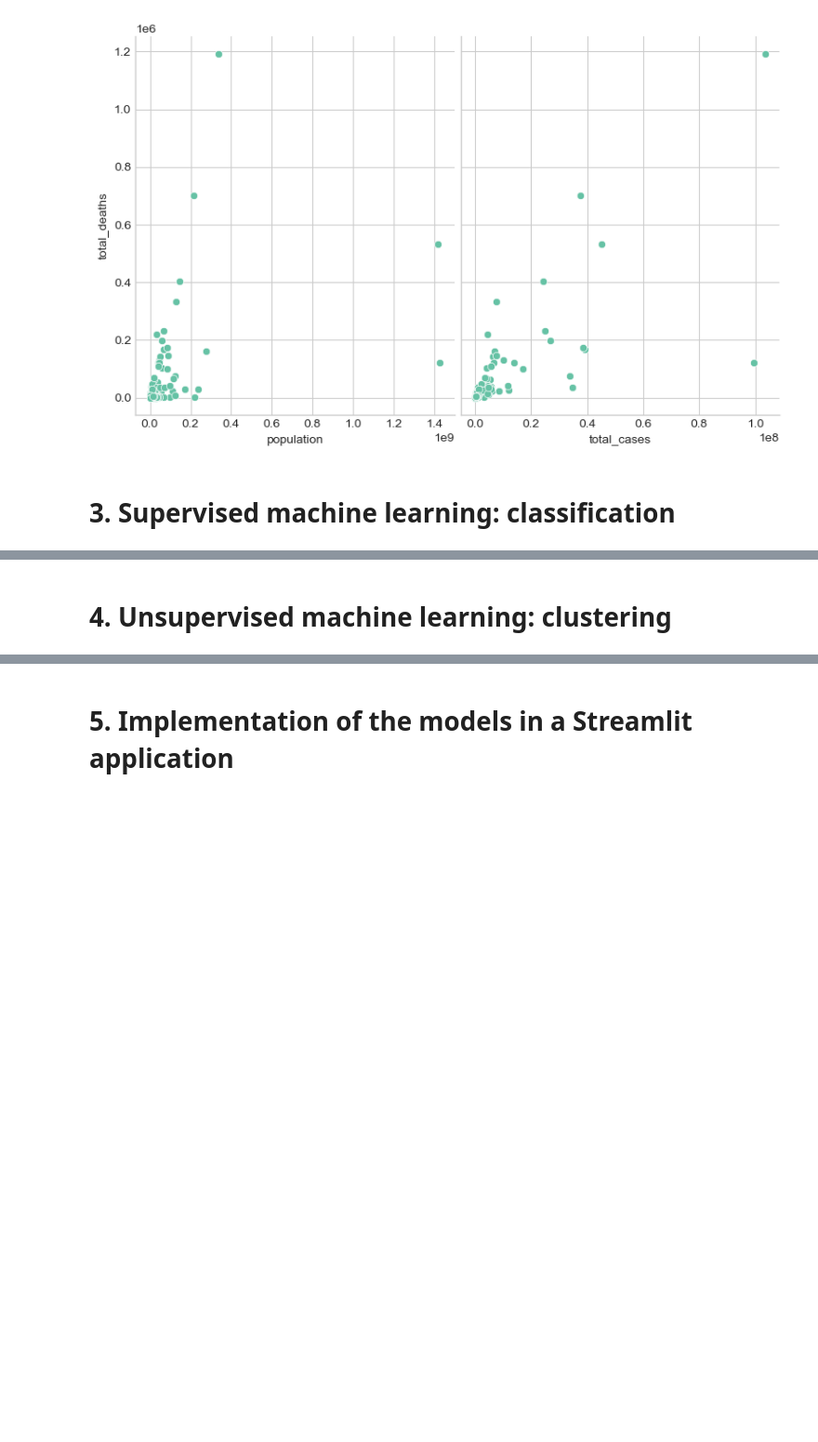
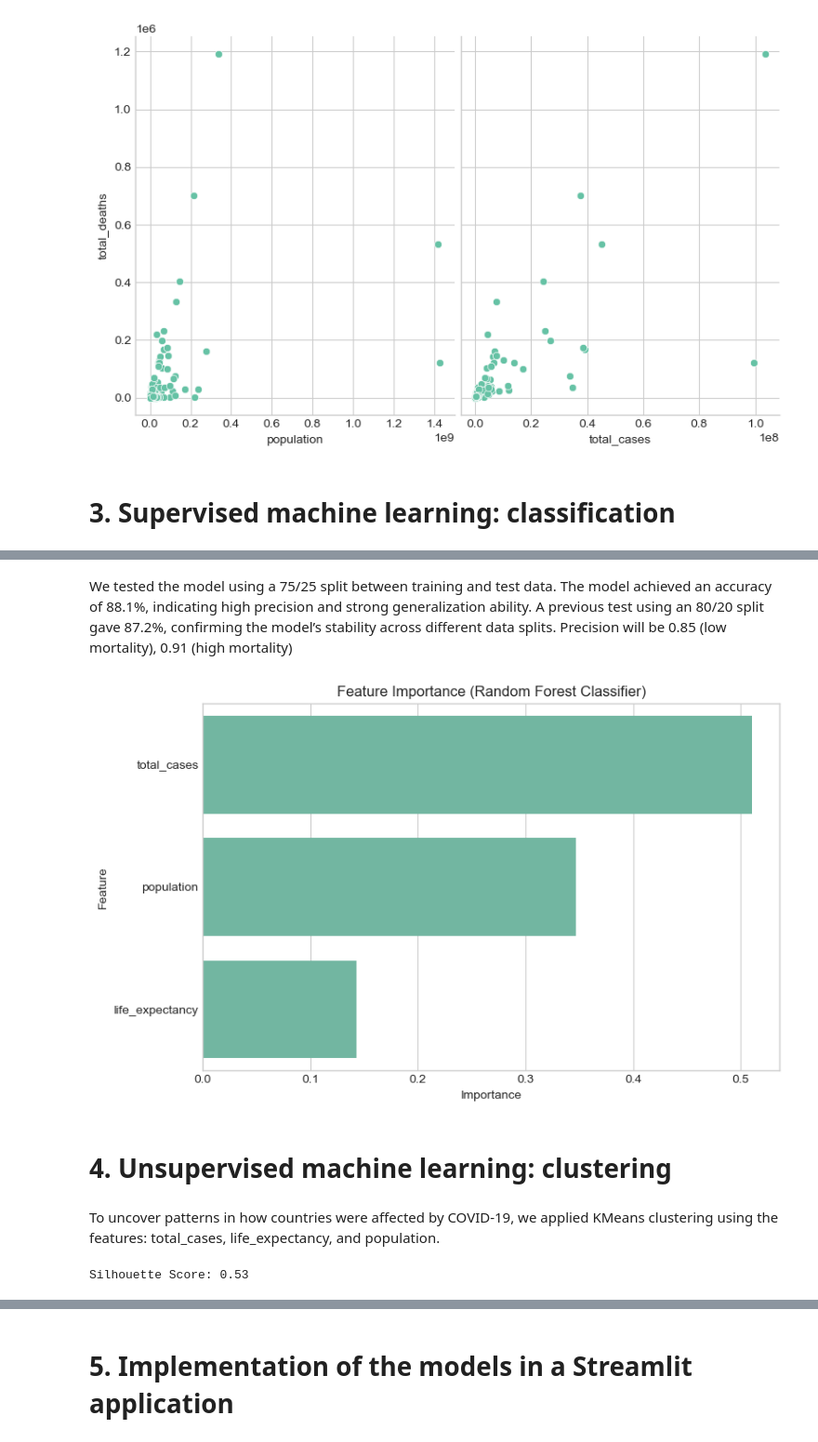
Before and after one commit to Juvenaawh/BI-Group7, a Jupyter notebook: MP3/Covid-MP3.ipynb, the cells around one changed output, grey strips where cells are left out. Shown at 93% size. Cells and saved outputs as stored; diff of their text form; code cells hidden in the pictures; blank space fills up the shorter version.

```diff
--- a/MP3/Covid-MP3.ipynb
+++ b/MP3/Covid-MP3.ipynb
@@ -818,0 +829,18 @@ sns.pairplot(df_covid_cleaned, x_vars=['population', 'total_cases',], y_vars='to
+# %%
+# Lav binær target baseret på median
+median_deaths = df_covid_cleaned['total_deaths'].median()
+df_covid_cleaned['high_mortality'] = df_covid_cleaned['total_deaths'] > median_deaths
+# %%
+# Udvælg input features og target
+features = ['total_cases', 'life_expectancy', 'population']
+target = 'high_mortality'
+
+X = df_covid_cleaned[features]
+y = df_covid_cleaned[target]
+
+# Split i træning og test
+X_train, X_test, y_train, y_test = train_test_split(X, y, test_size=0.25, random_state=42)
+# %%
+model = RandomForestClassifier(random_state=42)
+model.fit(X_train, y_train)
+y_pred = model.predict(X_test)
@@ -819,2 +863,22 @@ sns.pairplot(df_covid_cleaned, x_vars=['population', 'total_cases',], y_vars='to
+# %% [markdown]
+We tested the model using a 75/25 split between training and test data. The model achieved an accuracy of 88.1%, indicating high precision and strong generalization ability. A previous test using an 80/20 split gave 87.2%, confirming the model’s stability across different data splits. Precision will be 0.85 (low mortality), 0.91 (high mortality)
+# %%
+# Hent og sorter feature importance
+importances = model.feature_importances_
+features_df = pd.DataFrame({
+    'Feature': features,
+    'Importance': importances
+}).sort_values(by='Importance', ascending=False)
+
+plt.figure(figsize=(8, 5))
+sns.barplot(data=features_df, x='Importance', y='Feature')
+plt.title('Feature Importance (Random Forest Classifier)')
+plt.tight_layout()
+plt.show()
+# %% [output]
+[figure, added]
 # %% [markdown]
 # 4. Unsupervised machine learning: clustering
+# %% [markdown]
+To uncover patterns in how countries were affected by COVID-19, we applied KMeans clustering using the features:
+total_cases, life_expectancy, and population.
@@ -820,0 +900,6 @@ sns.pairplot(df_covid_cleaned, x_vars=['population', 'total_cases',], y_vars='to
+# %%
+# Silhouette score: hvor adskilte grupperne er
+score = silhouette_score(X_scaled, clusters)
+print(f"Silhouette Score: {score:.2f}")
+# %% [output]
+Silhouette Score: 0.53
```
Also changed, not shown: parts of 14 cells of this notebook.
